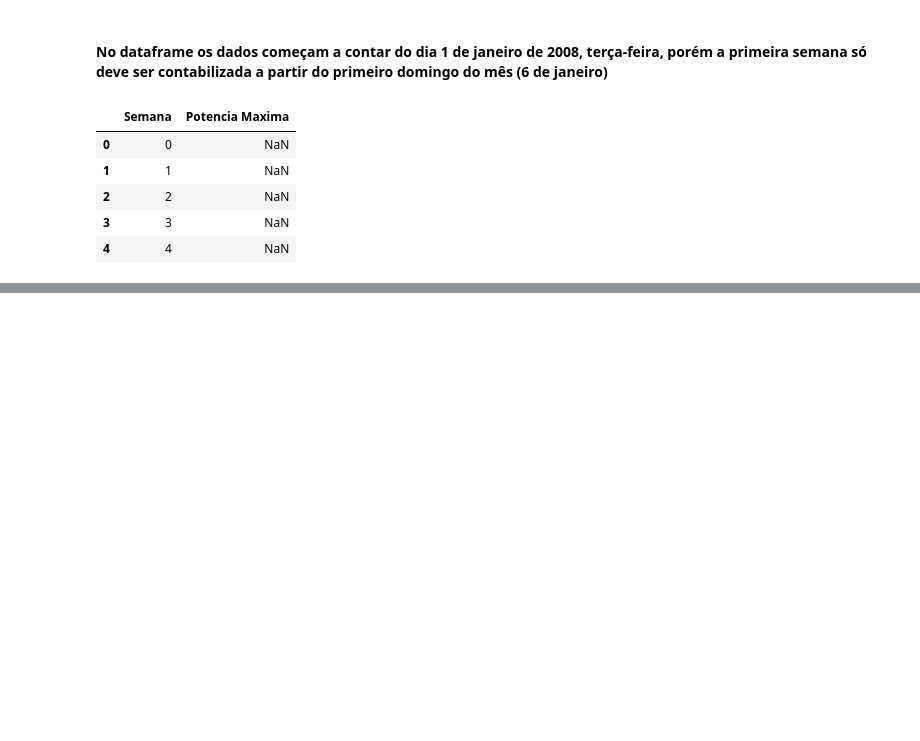
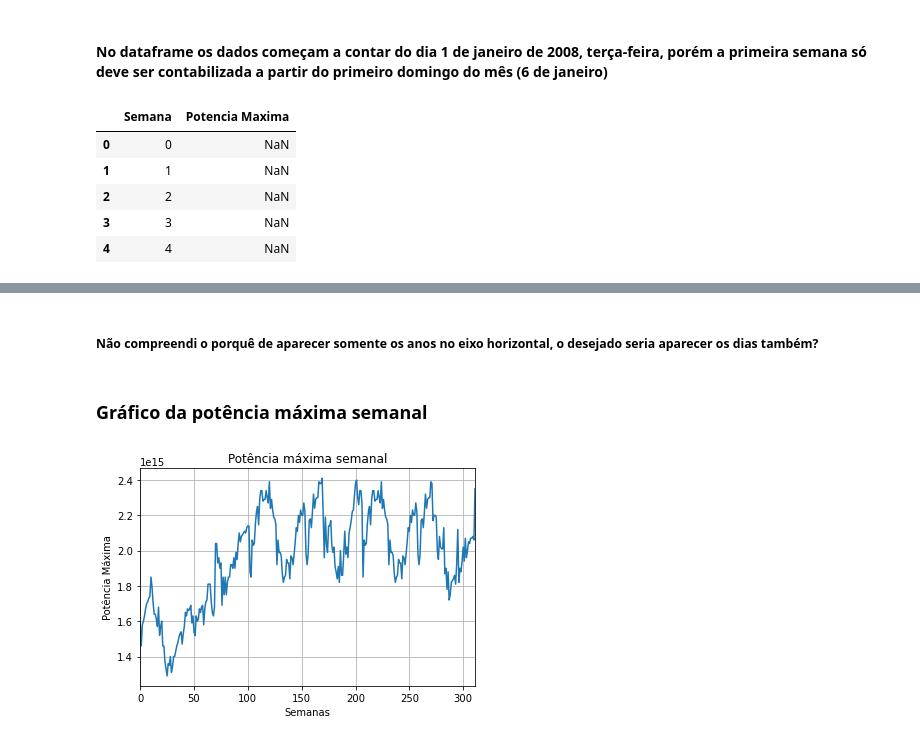
Before and after one commit to V-kr0pt/previsao-de-demanda, a Jupyter notebook: Jupyter/Pre-processamento_dos_dados.ipynb, the cells around one changed output, grey strips where cells are left out. Drawn from its saved outputs; the diff is of its cells as text; code cells hidden in the pictures; blank space fills up the shorter version.

```diff
--- a/Jupyter/Pre-processamento_dos_dados.ipynb
+++ b/Jupyter/Pre-processamento_dos_dados.ipynb
@@ -192,0 +211,22 @@ Name: Potencia, Length: 96, dtype: float64
+# %% [markdown]
+##### Não compreendi o porquê de aparecer somente os anos no eixo horizontal, o desejado seria aparecer os dias também?
+# %% [markdown]
+### Gráfico da potência máxima semanal
+# %%
+plt.plot(df_maxpot_semana.Semana, df_maxpot_semana['Potencia Maxima'])
+
+
+#título do plot
+plt.title('Potência máxima semanal')
+
+#determinando o nome dos eixos
+plt.xlabel('Semanas')
+plt.ylabel('Potência Máxima')
+
+#determinando o intervalo do plot
+plt.xlim(0, 311)
+
+plt.grid()
+plt.show()
+# %% [output]
+[figure, added]
```
Also changed, not shown: parts of 18 cells of this notebook.
